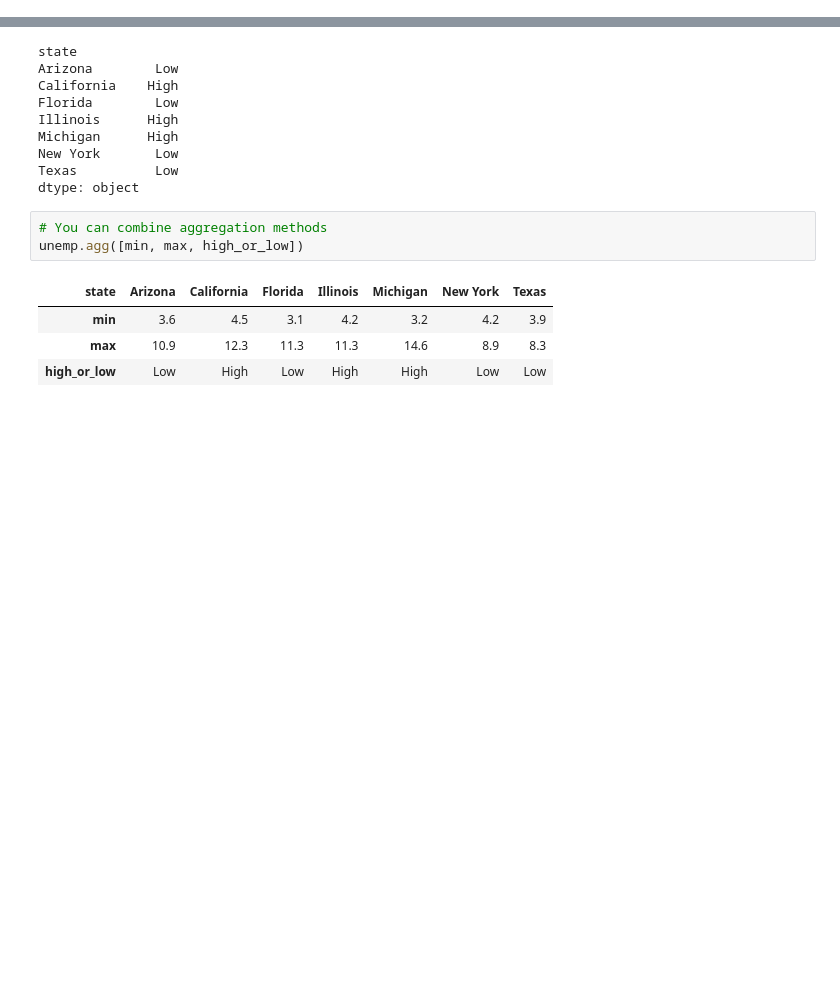
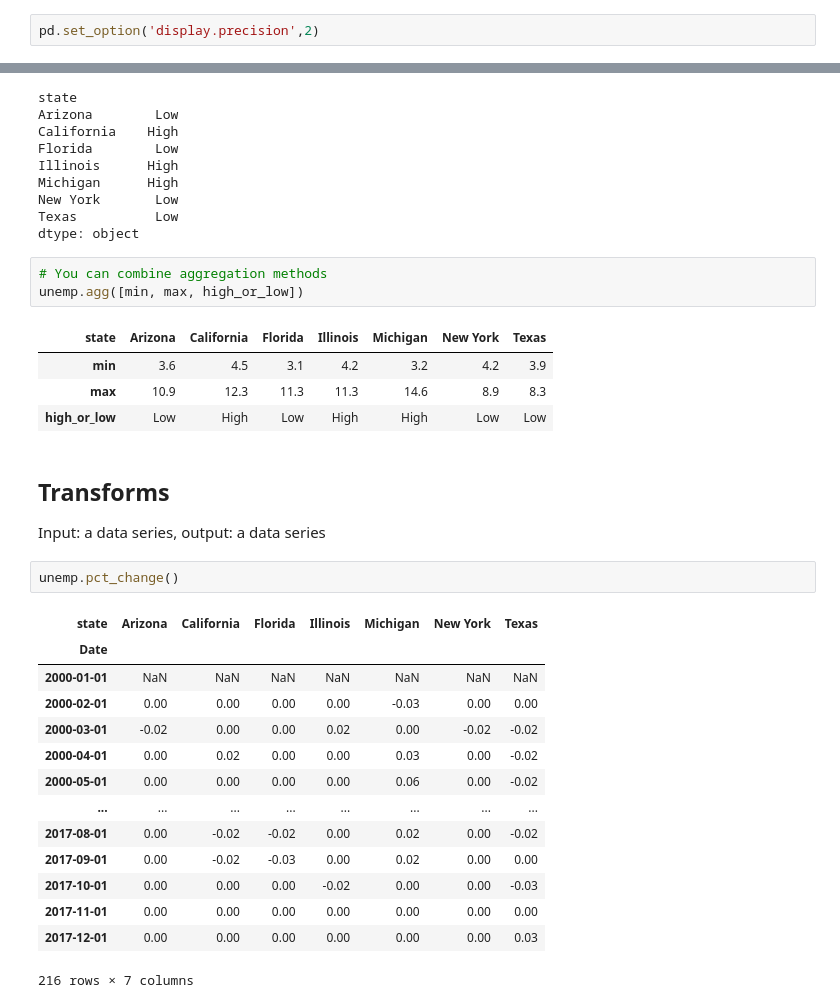
Before and after one commit to weix1996/lectures, a Jupyter notebook: Lecture 11 Pandas.ipynb, the cells around one changed output, grey strips where cells are left out. Cells and saved outputs as stored; diff of their text form; blank space fills up the shorter version.

```diff
--- a/Lecture 11 Pandas.ipynb
+++ b/Lecture 11 Pandas.ipynb
@@ -7,6 +7,8 @@ import numpy as np
 pd.__version__
 # %% [output]
 '1.4.1'
+# %%
+pd.set_option('display.precision',2)
 # %% [markdown]
 ## Series
 # %% [markdown]
@@ -678,3 +680,23 @@ unemp.agg([min, max, high_or_low])
 | min | 3.6 | 4.5 | 3.1 | 4.2 | 3.2 | 4.2 | 3.9 |
 | max | 10.9 | 12.3 | 11.3 | 11.3 | 14.6 | 8.9 | 8.3 |
 | high_or_low | Low | High | Low | High | High | Low | Low |
+# %% [markdown]
+## Transforms
+Input: a data series, output: a data series
+# %%
+unemp.pct_change()
+# %% [output]
+| state | Arizona | California | Florida | Illinois | Michigan | New York | Texas |
+| Date |  |  |  |  |  |  |  |
+| 2000-01-01 | NaN | NaN | NaN | NaN | NaN | NaN | NaN |
+| 2000-02-01 | 0.00 | 0.00 | 0.00 | 0.00 | -0.03 | 0.00 | 0.00 |
+| 2000-03-01 | -0.02 | 0.00 | 0.00 | 0.02 | 0.00 | -0.02 | -0.02 |
+| 2000-04-01 | 0.00 | 0.02 | 0.00 | 0.00 | 0.03 | 0.00 | -0.02 |
+| 2000-05-01 | 0.00 | 0.00 | 0.00 | 0.00 | 0.06 | 0.00 | -0.02 |
+| ... | ... | ... | ... | ... | ... | ... | ... |
+| 2017-08-01 | 0.00 | -0.02 | -0.02 | 0.00 | 0.02 | 0.00 | -0.02 |
+| 2017-09-01 | 0.00 | -0.02 | -0.03 | 0.00 | 0.02 | 0.00 | 0.00 |
+| 2017-10-01 | 0.00 | 0.00 | 0.00 | -0.02 | 0.00 | 0.00 | -0.03 |
+| 2017-11-01 | 0.00 | 0.00 | 0.00 | 0.00 | 0.00 | 0.00 | 0.00 |
+| 2017-12-01 | 0.00 | 0.00 | 0.00 | 0.00 | 0.00 | 0.00 | 0.03 |
+216 rows × 7 columns
```
Also changed, not shown: parts of 56 cells of this notebook, 1 other file.
